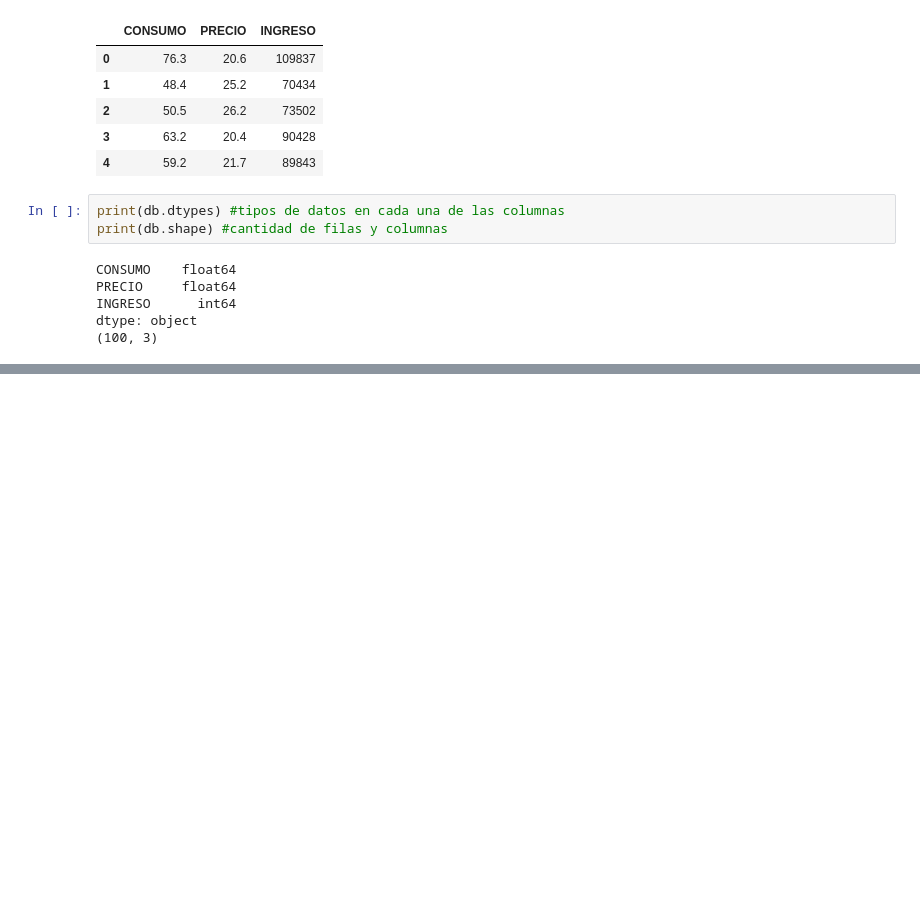
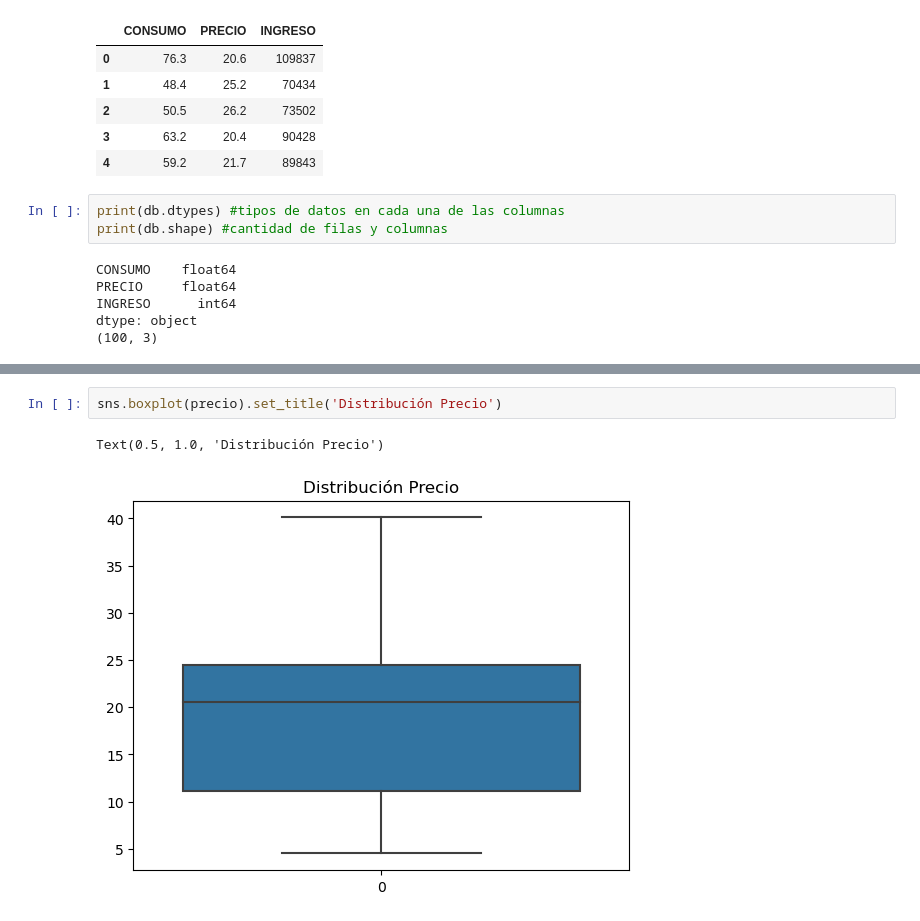
Before and after one commit to kikin3112/projets, a Jupyter notebook: analisis_bivariado_regresion.ipynb, the cells around one changed output, grey strips where cells are left out. Cells and saved outputs as stored; diff of their text form; blank space fills up the shorter version.

```diff
--- a/analisis_bivariado_regresion.ipynb
+++ b/analisis_bivariado_regresion.ipynb
@@ -57,0 +72,5 @@ sns.boxplot(x = cantidad, y = edad)
+# %%
+sns.boxplot(precio).set_title('Distribución Precio')
+# %% [output]
+Text(0.5, 1.0, 'Distribución Precio')
+[figure, added]
```
Also changed, not shown: parts of 12 cells of this notebook.
